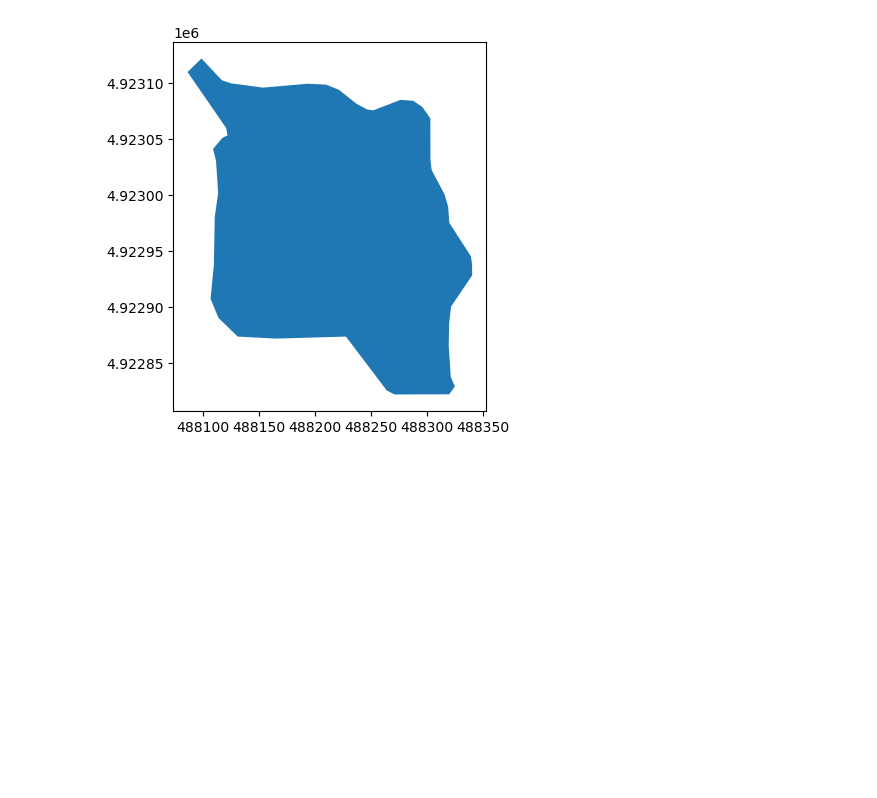
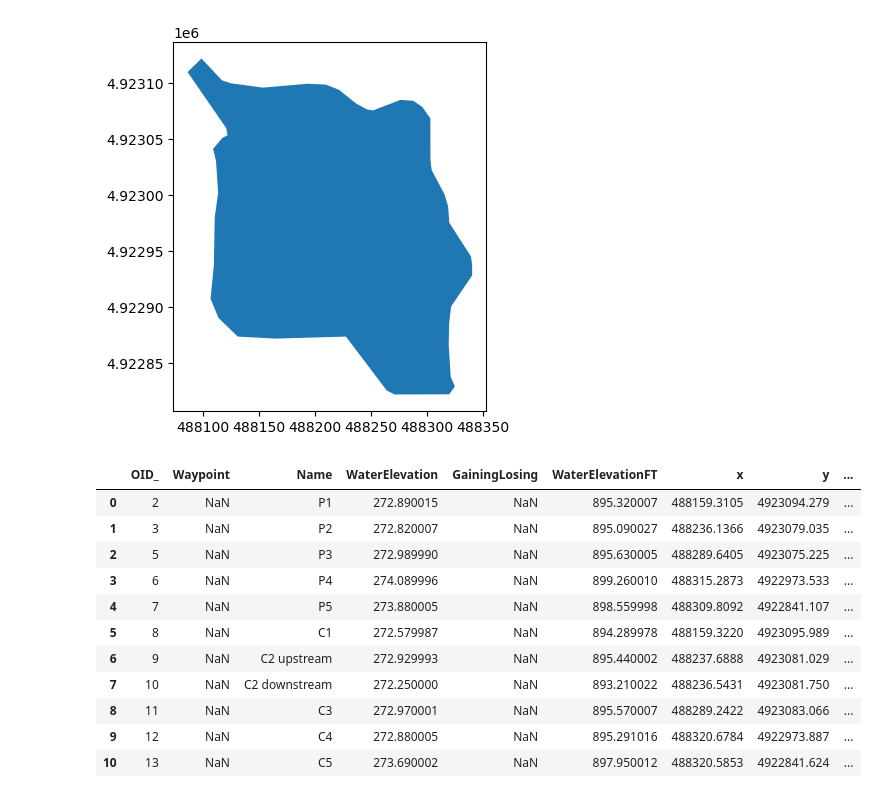
Before and after one commit to sauron-245/summer_26, a Jupyter notebook: summer 2026/BellMap.ipynb, the cells around one changed output. Cells and saved outputs as stored; diff of their text form; code cells hidden in the pictures; blank space fills up the shorter version.

```diff
--- a/summer 2026/BellMap.ipynb
+++ b/summer 2026/BellMap.ipynb
@@ -115,3 +105,19 @@ bell
 bell.plot();
 # %% [output]
 [figure]
+# %%
+data2 = gpd.GeoDataFrame(data2)
+data2
+# %% [output]
+|  | OID_ | Waypoint | Name | WaterElevation | GainingLosing | WaterElevationFT | x | y | ... |
+| 0 | 2 | NaN | P1 | 272.890015 | NaN | 895.320007 | 488159.3105 | 4923094.279 | ... |
+| 1 | 3 | NaN | P2 | 272.820007 | NaN | 895.090027 | 488236.1366 | 4923079.035 | ... |
+| 2 | 5 | NaN | P3 | 272.989990 | NaN | 895.630005 | 488289.6405 | 4923075.225 | ... |
+| 3 | 6 | NaN | P4 | 274.089996 | NaN | 899.260010 | 488315.2873 | 4922973.533 | ... |
+| 4 | 7 | NaN | P5 | 273.880005 | NaN | 898.559998 | 488309.8092 | 4922841.107 | ... |
+| 5 | 8 | NaN | C1 | 272.579987 | NaN | 894.289978 | 488159.3220 | 4923095.989 | ... |
+| 6 | 9 | NaN | C2 upstream | 272.929993 | NaN | 895.440002 | 488237.6888 | 4923081.029 | ... |
+| 7 | 10 | NaN | C2 downstream | 272.250000 | NaN | 893.210022 | 488236.5431 | 4923081.750 | ... |
+| 8 | 11 | NaN | C3 | 272.970001 | NaN | 895.570007 | 488289.2422 | 4923083.066 | ... |
+| 9 | 12 | NaN | C4 | 272.880005 | NaN | 895.291016 | 488320.6784 | 4922973.887 | ... |
+| 10 | 13 | NaN | C5 | 273.690002 | NaN | 897.950012 | 488320.5853 | 4922841.624 | ... |
```
Also changed, not shown: parts of 12 cells of this notebook, 2 other files.
